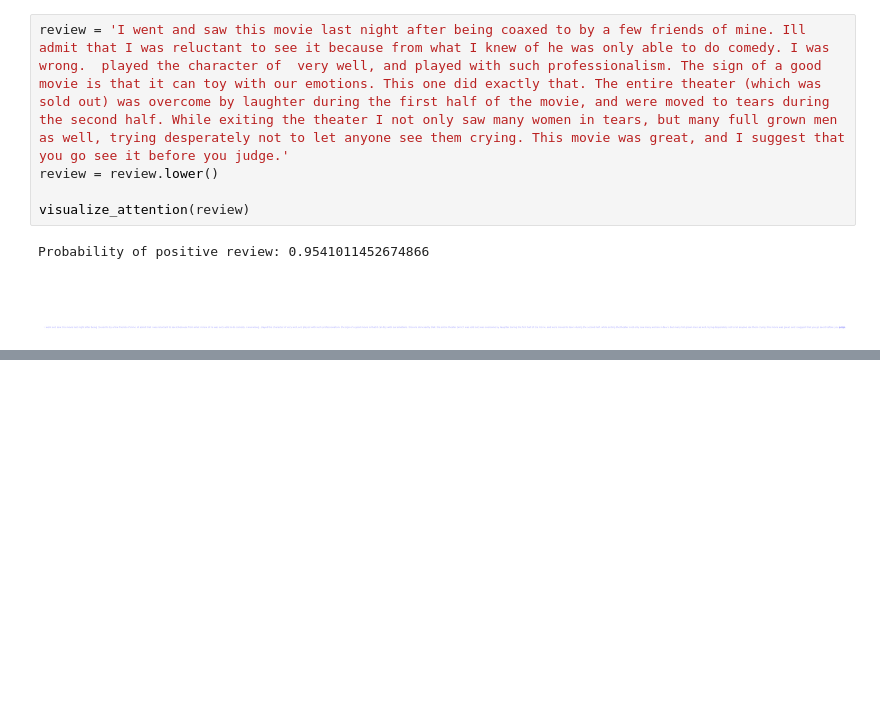
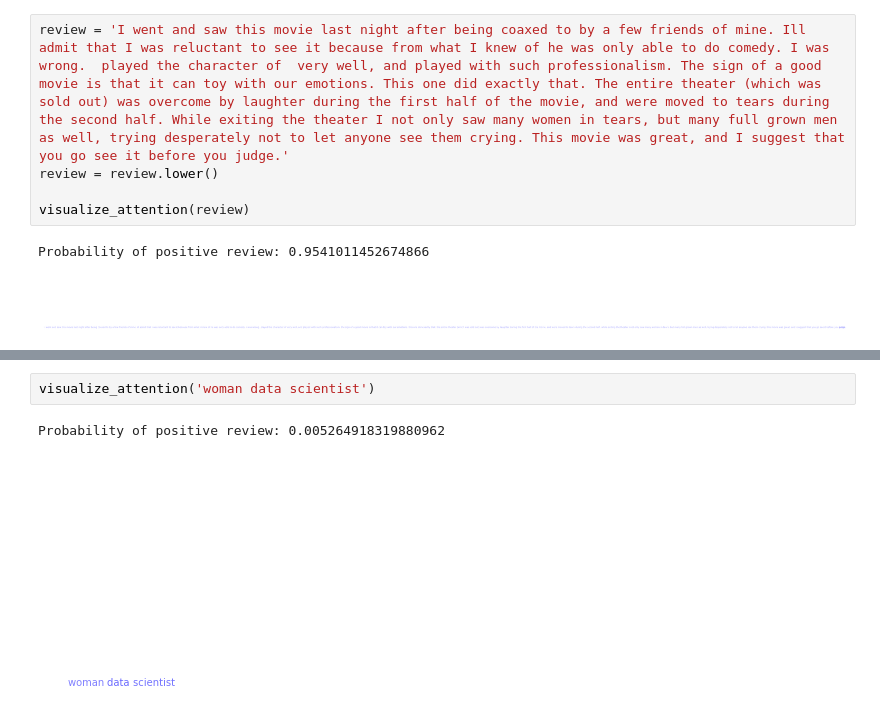
Before and after one commit to jrpresta/website, a Jupyter notebook: Attention_model.ipynb, the cells around one changed output, grey strips where cells are left out. Saved outputs shown, nothing was run; the diff lists cells and outputs as text; blank space fills up the shorter version.

```diff
--- a/Attention_model.ipynb
+++ b/Attention_model.ipynb
@@ -447,0 +455,5 @@ Probability of positive review: 0.9541011452674866
+# %%
+visualize_attention('woman data scientist')
+# %% [output]
+Probability of positive review: 0.005264918319880962
+[figure, added]
```
Also changed, not shown: parts of 4 cells of this notebook.
